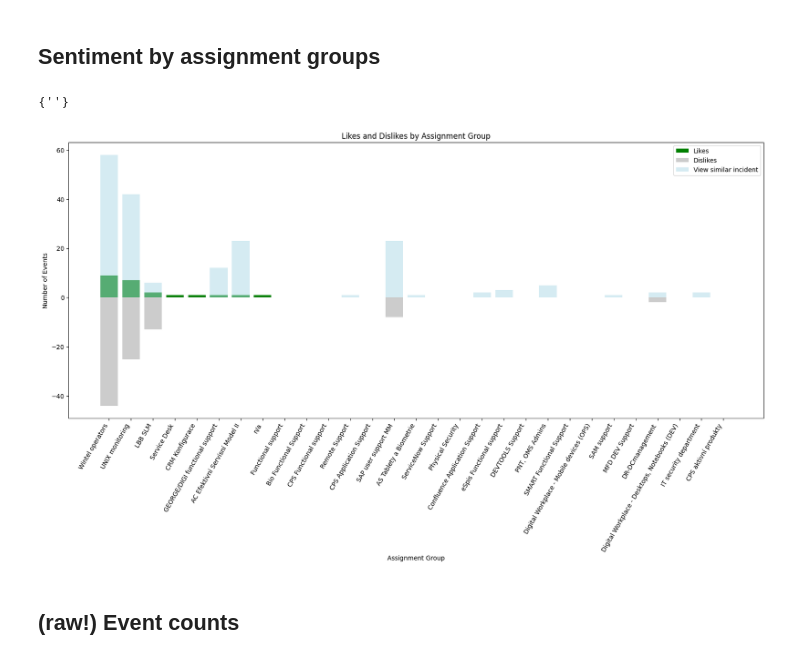
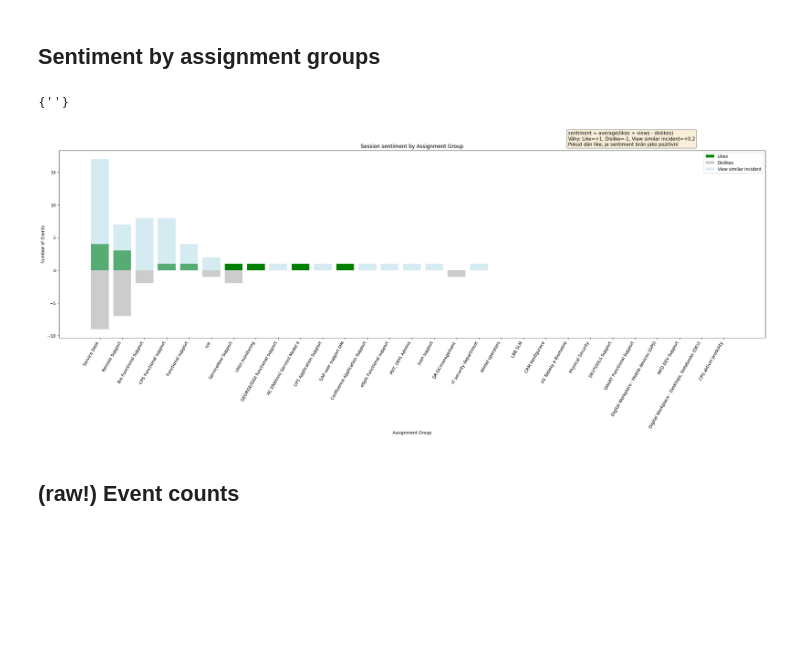
Before and after one commit to the-mama-ai/msearch_csas_ux_analysis, a Jupyter notebook: analysis.ipynb, the cells around one changed output. Drawn from its saved outputs; the diff is of its cells as text; code cells hidden in the pictures; blank space fills up the shorter version.

```diff
--- a/analysis.ipynb
+++ b/analysis.ipynb
@@ -134,6 +134,7 @@ sentiment_paths: dict[str, Path] = {name: Path() for name in all_relevant_event_
 for source_and_user, indices in all_relevant_event_groups.items():
     likes: float = 0
     dislikes: float = 0
+    views: float = 0
 
     liked_ids: set[str] = set()
     disliked_ids: set[str] = set()
@@ -153,12 +154,12 @@ for source_and_user, indices in all_relevant_event_groups.items():
                     disliked_ids.add(event.similar_ticket_id)
             case EventType.VIEW_SIMILAR_INCIDENT:
                 if event.similar_ticket_id not in similar_view_ids:
-                    likes += SIMILAR_VIEW_WEIGHT
+                    views += SIMILAR_VIEW_WEIGHT
                     similar_view_ids.add(event.similar_ticket_id)
 
     if likes > 0 and dislikes > 0:
-        dislikes /= 2
-    sentiment_paths[source_and_user].sentiment = float((likes - dislikes) / len(indices))
+        dislikes = 0
+    sentiment_paths[source_and_user].sentiment = float((likes + views - dislikes) / len(indices))
 
     sentiment_paths[source_and_user].events += [events[index] for index in indices]
     sentiment_paths[source_and_user].timestamp_start = events[indices[0]].timestamp
@@ -182,8 +183,8 @@ plt.bar(
     color=colors
 )
 
-plt.title('normalized sentiment expressed during 1 search by 1 user', size=18)
-plt.xlabel('1 search of 1 user (can contain multiple events)')
+plt.title('session sentiment', size=18)
+plt.xlabel('session sentiment (can contain multiple events)')
 plt.xticks([0, len(sentiment_paths_sorted)],
            [sentiment_paths_sorted[0][1].timestamp_start, sentiment_paths_sorted[-1][1].timestamp_start])
 plt.ylabel('normalized sentiment')
@@ -191,6 +192,10 @@ plt.text(1, 1, f'likes', color='green')
 plt.text(1, 0.9, f'view similar incident', color='lightblue')  #mediumseagreen
 plt.text(1, 0.8, f'dislikes', color='gray')
 
-plt.text(180, 1.2, f"")
+plt.text(135, 1.2, f"sentiment = average(likes + views - dislikes)\n"
+                   f"Váhy: Like=+1, Dislike=-1, View similar incident=+0.2\n"
+                   f"Pokud dán like, je sentiment brán jako pozitivní.",
+
+         size=10, bbox=dict(boxstyle='round', facecolor='wheat', alpha=0.5))
 plt.show()
 # %% [output]
@@ -230,52 +239,81 @@ class Sentiment:
 
 
 unique_assignment_groups = df['assignment_group'].unique()
 unique_assignment_groups = unique_assignment_groups[1:]
+
+# double check correctness of retrieved groups
 x: set[str] = get_unique_assignment_groups('ui_logs_2023-03-20 16_29_49.774183.csv')
 print(x.difference(set(unique_assignment_groups)))
+
 sentiment_assignment_groups: dict[str, Sentiment] = {assignment_group: Sentiment(0, 0, 0)
                                                      for assignment_group in unique_assignment_groups}
-for event in events:
-    if event.assignment_group == '':
+path: Path
+for path in sentiment_paths.values():
+    ag = path.events[0].assignment_group
+    if ag == '':
         continue
-    if event.event_type == EventType.LIKE:
-        sentiment_assignment_groups[event.assignment_group].likes += 1
-    if event.event_type == EventType.DISLIKE:
-        sentiment_assignment_groups[event.assignment_group].dislikes += 1
-    if event.event_type == EventType.VIEW_SIMILAR_INCIDENT:
-        sentiment_assignment_groups[event.assignment_group].view_similar_incident += 1
+    if path.only_view:
+        sentiment_assignment_groups[ag].view_similar_incident += 1
+    elif path.sentiment >= 0:
+        sentiment_assignment_groups[ag].likes += 1
+    elif path.sentiment < 0:
+        sentiment_assignment_groups[ag].dislikes += 1
+    else:
+        print("ERR")
+#
+# sentiment_assignment_groups_sorted_by_likes = sorted(sentiment_assignment_groups.items(),
+#                                                      key=lambda x: x[1].likes, reverse=True)
+# sorted_indices = [i[0] for i in
+#                   sorted(enumerate(sentiment_assignment_groups.items()), key=lambda x: x[1], reverse=True)]
 
-sentiment_assignment_groups_sorted_by_likes = sorted(sentiment_assignment_groups.items(),
-                                                     key=lambda x: x[1].likes, reverse=True)
+# TODO sort by the most active
+# create lists to hold the likes and dislikes values for each assignment group
+# likes_values = [group[1].likes for group in sentiment_assignment_groups_sorted_by_likes]
+# dislikes_values = [- group[1].dislikes for group in sentiment_assignment_groups_sorted_by_likes]
+# view_similar_incident_values = [group[1].view_similar_incident for group in sentiment_assignment_groups_sorted_by_likes]
+total_sentiment = [sentiment_assignment_groups[group_name].likes +
+                   sentiment_assignment_groups[group_name].dislikes +
+                   sentiment_assignment_groups[group_name].view_similar_incident
+                   for group_name in unique_assignment_groups]
+sorted_indices = [i[0] for i in sorted(enumerate(total_sentiment), key=lambda x: x[1], reverse=True)]
+unique_assignment_groups = [unique_assignment_groups[i] for i in sorted_indices]
 
-# create lists to hold the likes and dislikes values for each assignment group
-likes_values = [group[1].likes for group in sentiment_assignment_groups_sorted_by_likes]
-dislikes_values = [- group[1].dislikes for group in sentiment_assignment_groups_sorted_by_likes]
-view_similar_incident_values = [group[1].view_similar_incident for group in sentiment_assignment_groups_sorted_by_likes]
+likes_values = [sentiment_assignment_groups[group_name].likes for group_name in unique_assignment_groups]
+dislikes_values = [-1 * sentiment_assignment_groups[group_name].dislikes for group_name in unique_assignment_groups]
+view_similar_incident_values = [sentiment_assignment_groups[group_name].view_similar_incident for group_name in
+                                unique_assignment_groups]
 
 # set up the bar plot
-f, ax = plt.subplots(figsize=(20, 8))
-index = range(len(sentiment_assignment_groups_sorted_by_likes))
+f, ax = plt.subplots(figsize=(30, 8))
+index = range(len(sentiment_assignment_groups))
 
 # plot the likes and dislikes bars side-by-side for each assignment group
 rects1 = ax.bar(index, likes_values, color='g', label='Likes')
 rects2 = ax.bar(index, dislikes_values, color='grey', alpha=0.4, label='Dislikes')
 rects3 = ax.bar(index, view_similar_incident_values, alpha=0.5, color='lightblue', label='View similar incident')
 
 # add labels and title to the plot
 ax.set_xlabel('Assignment Group')
 ax.set_ylabel('Number of Events')
-ax.set_title('Likes and Dislikes by Assignment Group')
+ax.set_title('Session sentiment by Assignment Group')
 ax.set_xticks(index)
 # ax.set_xticklabels(unique_assignment_groups, rotation='35')
-plt.xticks(ticks=list(range(len(unique_assignment_groups))), labels=unique_assignment_groups, rotation=60, ha='right')
+# plt.xticks(ticks=list(range(len(unique_assignment_groups))),
+#            labels=[unique_assignment_groups[i] for i in sorted_indices], rotation=60, ha='right')
+plt.xticks(ticks=list(range(len(unique_assignment_groups))),
+           labels=unique_assignment_groups, rotation=60, ha='right')
+
+plt.text(21, 19, f"sentiment = average(likes + views - dislikes)\n"
+                  f"Váhy: Like=+1, Dislike=-1, View similar incident=+0.2\n"
+                  f"Pokud dán like, je sentiment brán jako pozitivní",
+         size=11, bbox=dict(boxstyle='round', facecolor='wheat', alpha=0.5))
 
 ax.legend()
 # display the plot
 plt.show()
 # %% [output]
 {''}
-[figure, old version]
+[figure, new version]
 # %% [markdown]
 ## (raw!) Event counts
 # %%
```
Also changed, not shown: parts of 2 cells of this notebook, 6 other files.
